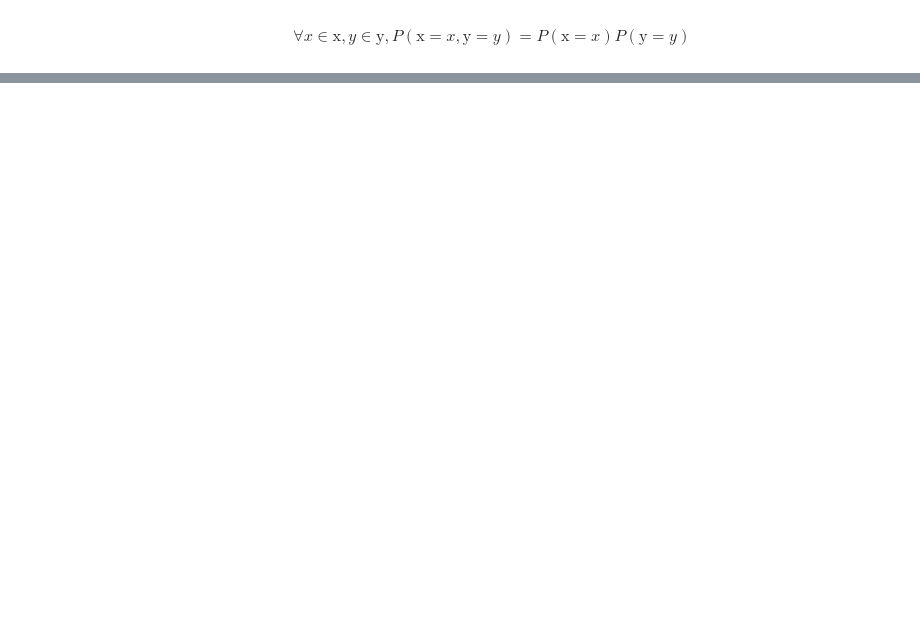
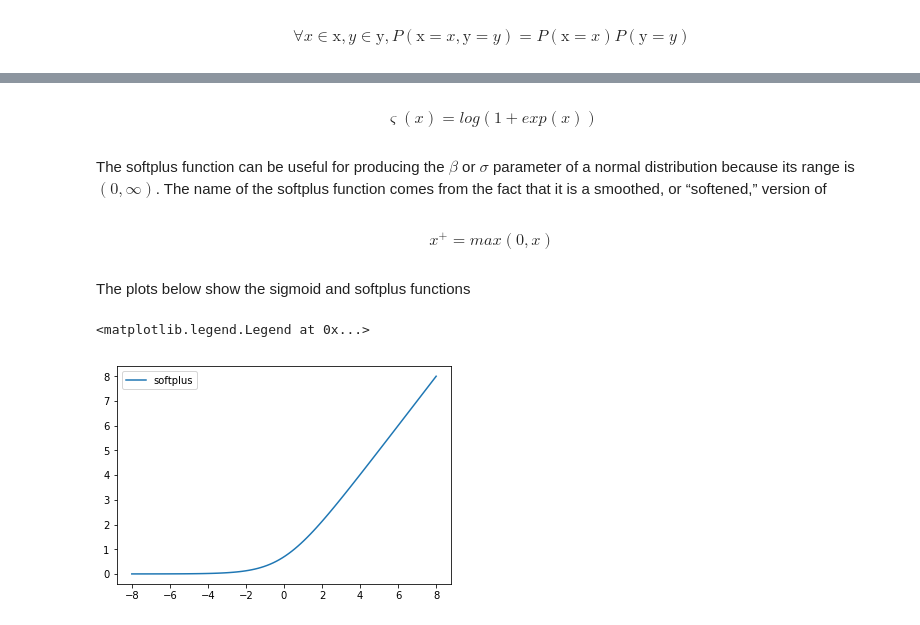
Before and after one commit to shanyas10/Book-Summaries, a Jupyter notebook: DeepLearningBook/3. Proabability and Information Theory.ipynb, the cells around one changed output, grey strips where cells are left out. Cells and saved outputs as stored; diff of their text form; code cells hidden in the pictures; blank space fills up the shorter version.

```diff
--- a/DeepLearningBook/3. Proabability and Information Theory.ipynb
+++ b/DeepLearningBook/3. Proabability and Information Theory.ipynb
@@ -116,0 +291,29 @@ $$ \forall x \in \text{x}, y \in \text{y}, P(\text{x} = x, \text{y} = y) = P(\te
+# %% [markdown]
+$$ \varsigma(x) = log(1+exp(x)) $$
+# %% [markdown]
+The softplus function can be useful for producing the $\beta$ or $\sigma$ parameter of a normal distribution because its range is $(0, \infty)$. The name of the softplus function comes from the fact that it is a smoothed, or “softened,” version of
+# %% [markdown]
+$$ x^+ = max(0, x) $$
+# %% [markdown]
+The plots below show the sigmoid and softplus functions
+# %%
+import numpy as np
+import matplotlib.pyplot as plt
+
+def softplus(x):
+    return np.log(1 + np.exp(x))
+
+def sigmoid(x):
+    return 1 / (1 + np.exp(-x))
+
+def plot(x, func, label):
+    y = func(x)
+    plt.plot(x, y, label=label)
+
+x = np.linspace(-8, 8, 100)
+# %%
+plot(x, softplus, label='softplus')
+plt.legend(loc= 'upper left')
+# %% [output]
+<matplotlib.legend.Legend at 0x...>
+[figure, added]
```
Also changed, not shown: parts of 68 cells of this notebook, 1 other file.
